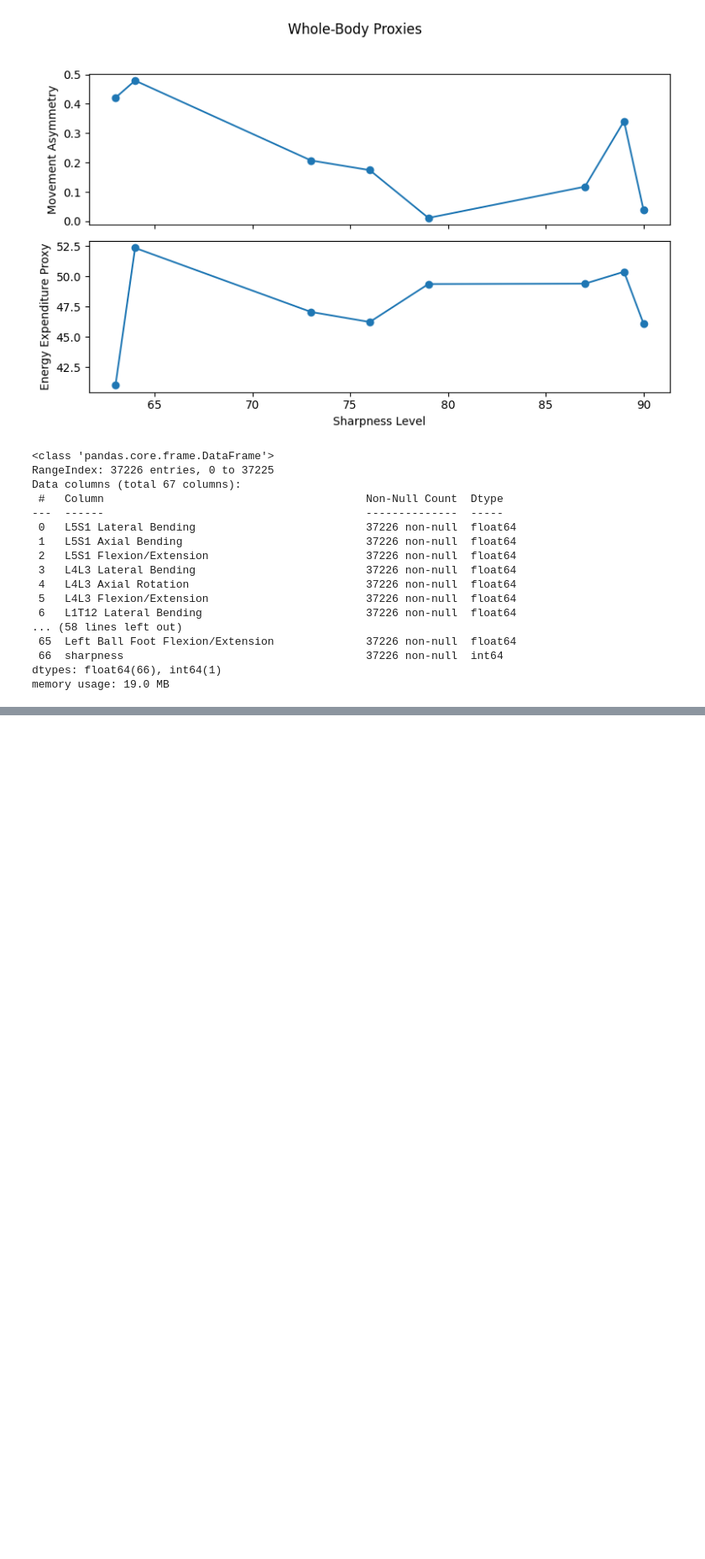
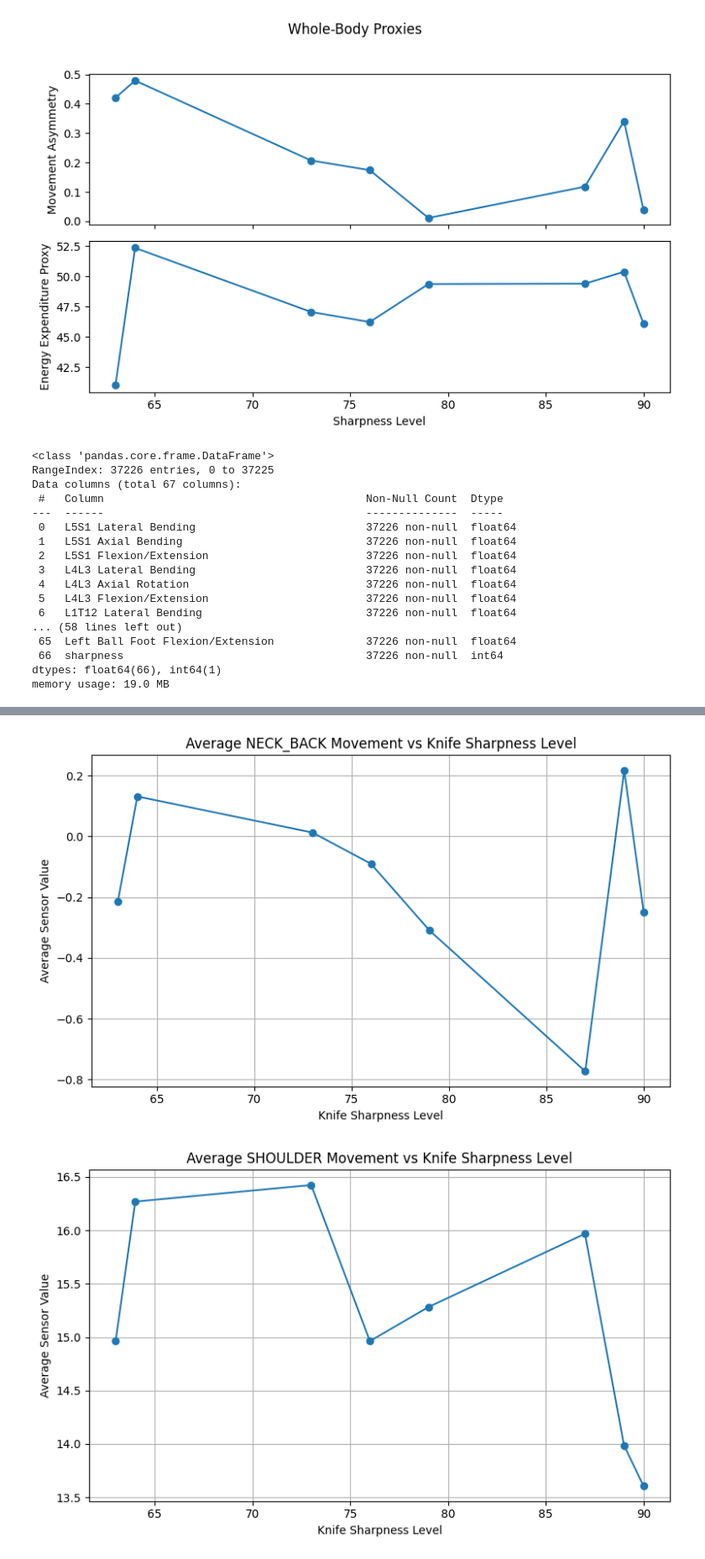
Before and after one commit to hengrvisal/knife_sharpness, a Jupyter notebook: bodymech.ipynb, the cells around one changed output, grey strips where cells are left out. Shown at 84% size. Cells and saved outputs as stored; diff of their text form; code cells hidden in the pictures; blank space fills up the shorter version.

```diff
--- a/bodymech.ipynb
+++ b/bodymech.ipynb
@@ -484,3 +442,6 @@ Data columns (total 67 columns):
  66  sharpness                                     37226 non-null  int64
 dtypes: float64(66), int64(1)
 memory usage: 19.0 MB
+# %%
+boning_df_ZXY = pd.read_csv('boning_joint_data_ZXY.csv')
+boning_df_ZXY = boning_df_ZXY.drop(['Frame', 'Label', 'sheet_type'], axis=1)
@@ -486,0 +458,2 @@ memory usage: 19.0 MB
+# %%
+balanced_train_ZXY, val_df, test_df = balance_sharpness(boning_df_ZXY)
@@ -486,0 +735,36 @@ memory usage: 19.0 MB
+# %%
+import matplotlib.pyplot as plt
+
+def plot_feature_group_means(final_df):
+    # sharpness levels are preserved in the column header
+    sharpness_levels = sorted({int(col.split('_')[1]) for col in final_df.columns if col.startswith('Mean_')})
+
+    feature_groups = final_df['Group'].unique()
+
+    for group in feature_groups:
+        group_df = final_df[final_df['Group'] == group]
+
+        means_per_sharpness = {}
+        for level in sharpness_levels:
+            col = f"Mean_{level}"
+            if col in group_df.columns:
+                means_per_sharpness[level] = group_df[col].mean()
+
+        plt.figure(figsize=(8,5))
+        plt.plot(
+            list(means_per_sharpness.keys()),
+            list(means_per_sharpness.values()),
+            marker='o'
+        )
+
+        plt.title(f"Average {group.upper()} Movement vs Knife Sharpness Level")
+        plt.xlabel("Knife Sharpness Level")
+        plt.ylabel("Average Sensor Value")
+        plt.grid(True)
+        plt.tight_layout()
+        plt.show()
+# %%
+plot_feature_group_means(boning_ZXY_stat)
+# %% [output]
+[figure, added]
+[figure, added]
```
Also changed, not shown: parts of 22 cells of this notebook, 5 other files.
